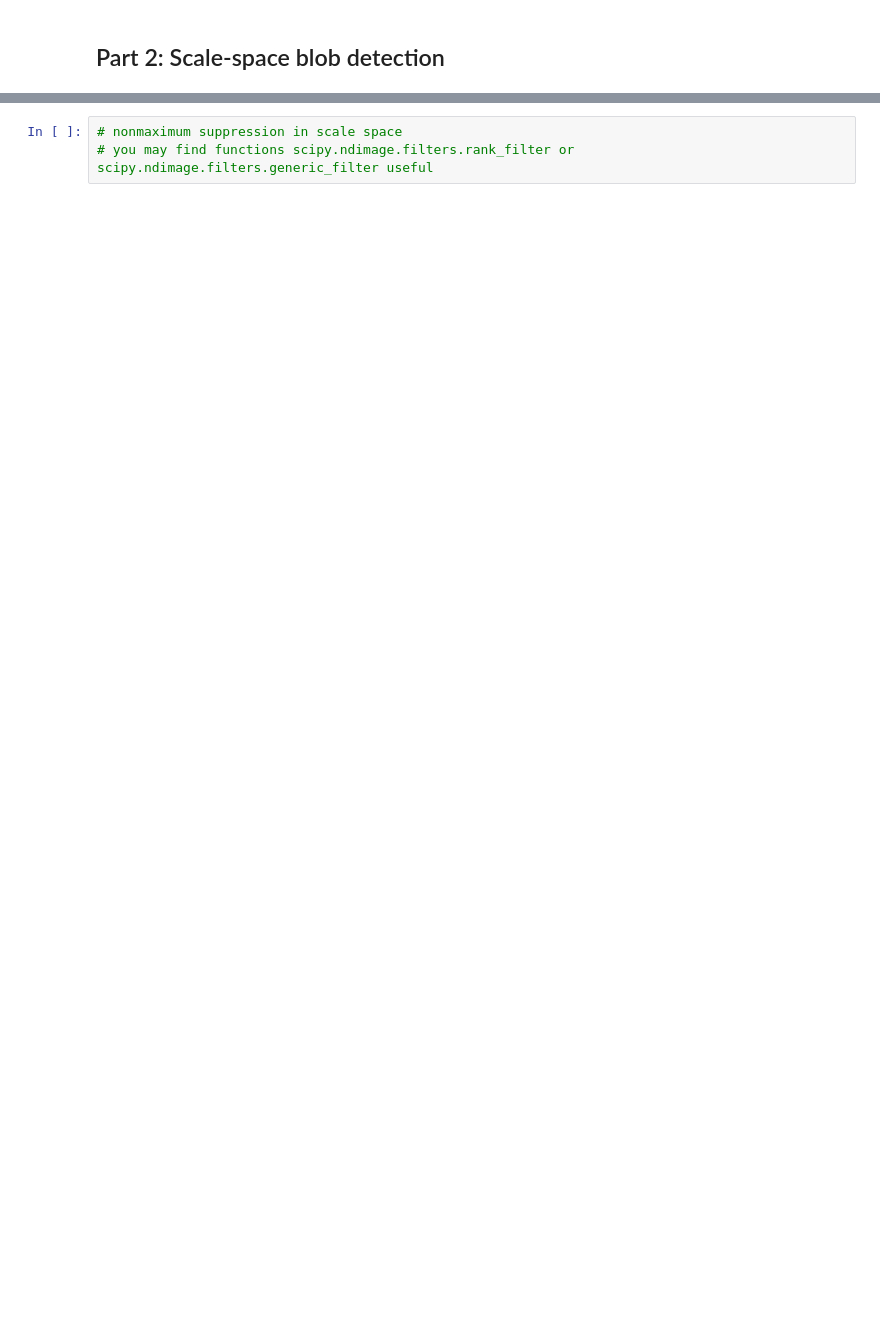
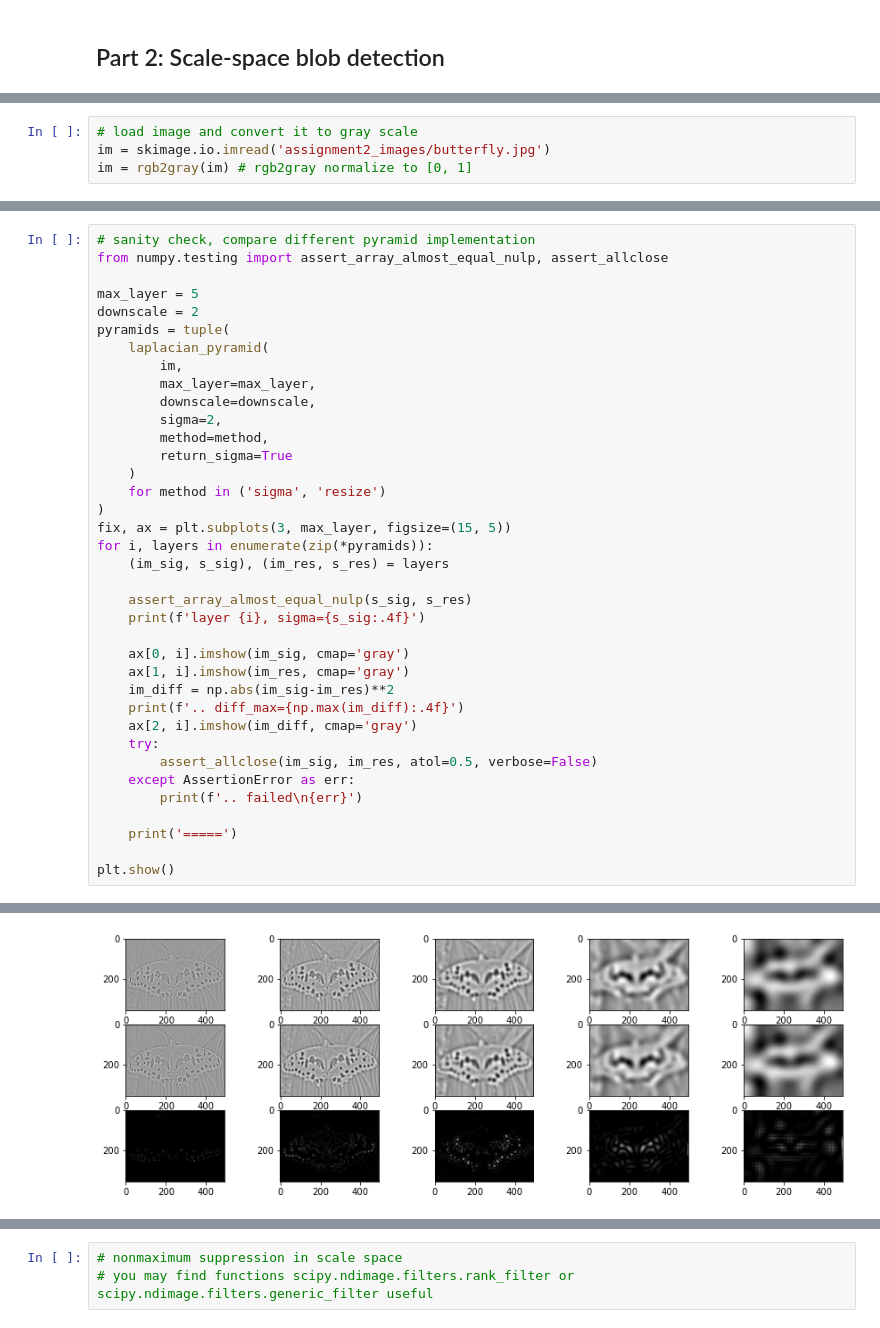
Before and after one commit to liuyenting/ECE549-Fall2021, a Jupyter notebook: MP2/mp2_starter_code.ipynb, the cells around one changed output, grey strips where cells are left out. Saved outputs shown, nothing was run; the diff lists cells and outputs as text; blank space fills up the shorter version.

```diff
--- a/MP2/mp2_starter_code.ipynb
+++ b/MP2/mp2_starter_code.ipynb
@@ -34,3 +47,7 @@ from scipy.ndimage import gaussian_filter
+# %%
+# load image and convert it to gray scale
+im = skimage.io.imread('assignment2_images/butterfly.jpg')
+im = rgb2gray(im) # rgb2gray normalize to [0, 1]
 # %%
 # Creating the Laplacian filter
 # Pay careful attention to setting the right filter mask size. Hint: Should the filter width be odd or even?
@@ -41,0 +105,38 @@ from scipy.ndimage.filters import gaussian_laplace
+# %%
+# sanity check, compare different pyramid implementation
+from numpy.testing import assert_array_almost_equal_nulp, assert_allclose
+
+max_layer = 5
+downscale = 2
+pyramids = tuple(
+    laplacian_pyramid(
+        im,
+        max_layer=max_layer,
+        downscale=downscale,
+        sigma=2,
+        method=method,
+        return_sigma=True
+    )
+    for method in ('sigma', 'resize')
+)
+fix, ax = plt.subplots(3, max_layer, figsize=(15, 5))
+for i, layers in enumerate(zip(*pyramids)):
+    (im_sig, s_sig), (im_res, s_res) = layers
+
+    assert_array_almost_equal_nulp(s_sig, s_res)
+    print(f'layer {i}, sigma={s_sig:.4f}')
+
+    ax[0, i].imshow(im_sig, cmap='gray')
+    ax[1, i].imshow(im_res, cmap='gray')
+    im_diff = np.abs(im_sig-im_res)**2
+    print(f'.. diff_max={np.max(im_diff):.4f}')
+    ax[2, i].imshow(im_diff, cmap='gray')
+    try:
+        assert_allclose(im_sig, im_res, atol=0.5, verbose=False)
+    except AssertionError as err:
+        print(f'.. failed\n{err}')
+
+    print('=====')
+
+plt.show()
+# %% [output]
@@ -41,0 +158 @@ from scipy.ndimage.filters import gaussian_laplace
+[figure, added]
```
Also changed, not shown: parts of 15 cells of this notebook, 9 other files.
